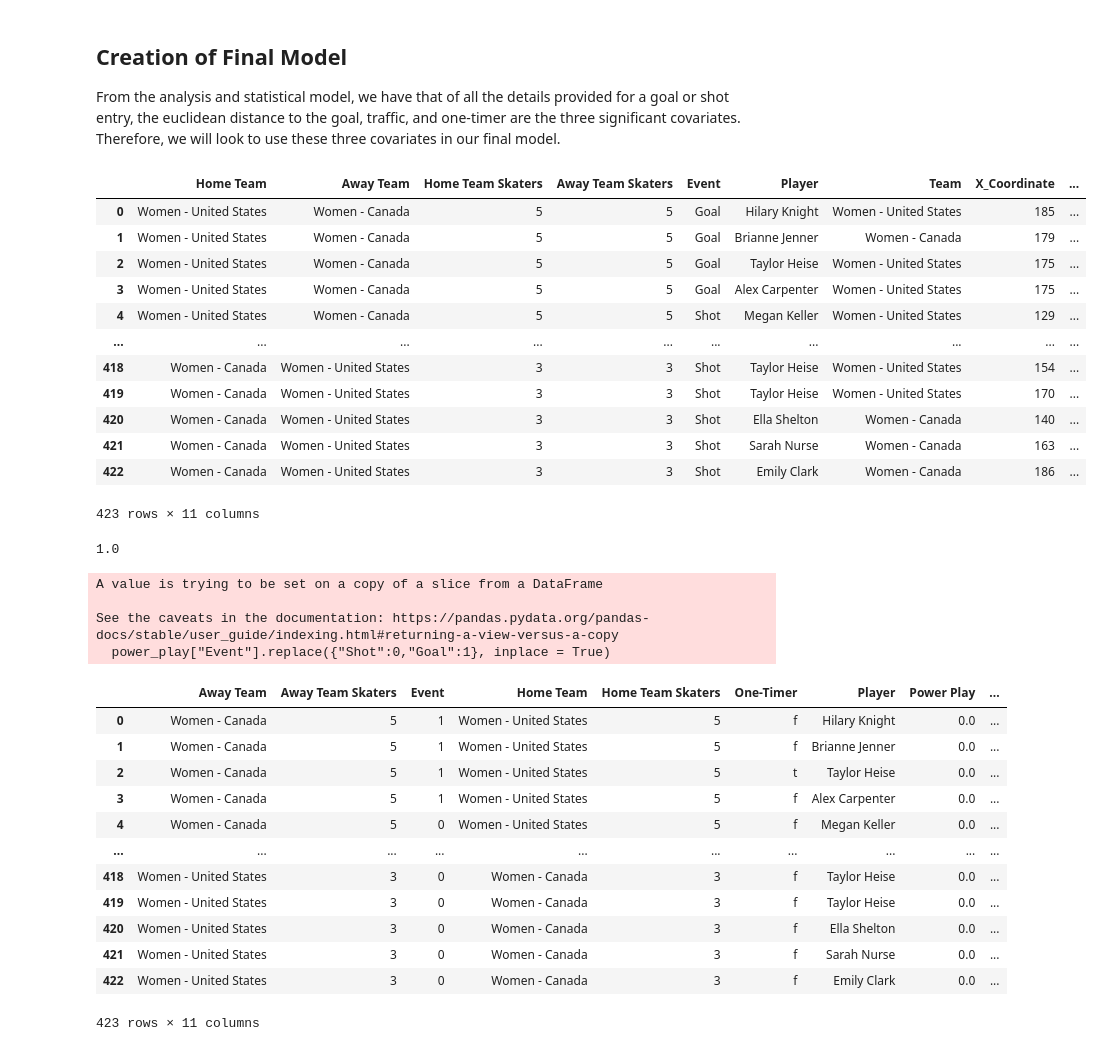
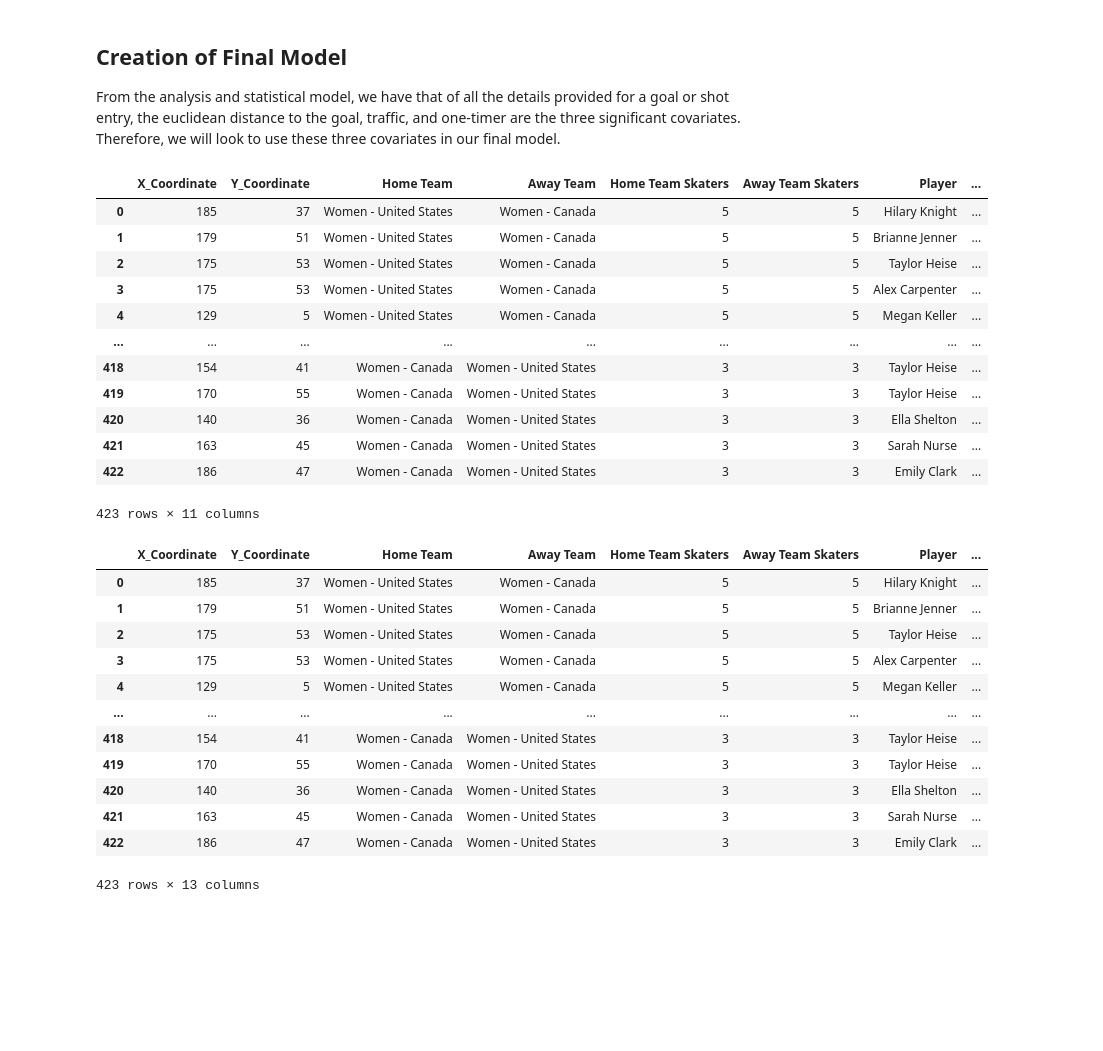
Before and after one commit to yzhao2433/big_red_cup24, a Jupyter notebook: GoalPowerPlay.ipynb, the cells around one changed output. Drawn from its saved outputs; the diff is of its cells as text; code cells hidden in the pictures; blank space fills up the shorter version.

```diff
--- a/GoalPowerPlay.ipynb
+++ b/GoalPowerPlay.ipynb
@@ -272,30 +272,33 @@ From the analysis and statistical model, we have that of all the details provide
 # %%
 power_play = duckdb.sql(
                         """
-                        SELECT "Home Team", "Away Team",
+                        SELECT "X Coordinate" AS X_Coordinate,
+                        "Y Coordinate" AS Y_Coordinate,
+                        "Home Team", "Away Team",
                         "Home Team Skaters", "Away Team Skaters",
-                        Event, Player, Team,
-                        "X Coordinate" AS X_Coordinate,
-                        "Y Coordinate" AS Y_Coordinate,
+                        Player, Team, Event AS "Goal",
                         "Detail 3" AS "Traffic",
                         "Detail 4" AS "One-Timer"
                         FROM data
                         WHERE Event = 'Goal' OR Event = 'Shot'
                         """).df()
+power_play["Traffic"].replace({"f":0,"t":1}, inplace = True)
+power_play["One-Timer"].replace({"f":0,"t":1}, inplace = True)
+power_play["Goal"].replace({"Shot":0,"Goal":1}, inplace = True)
 power_play
 # %% [output]
-|  | Home Team | Away Team | Home Team Skaters | Away Team Skaters | Event | Player | Team | X_Coordinate | ... |
-| 0 | Women - United States | Women - Canada | 5 | 5 | Goal | Hilary Knight | Women - United States | 185 | ... |
-| 1 | Women - United States | Women - Canada | 5 | 5 | Goal | Brianne Jenner | Women - Canada | 179 | ... |
-| 2 | Women - United States | Women - Canada | 5 | 5 | Goal | Taylor Heise | Women - United States | 175 | ... |
-| 3 | Women - United States | Women - Canada | 5 | 5 | Goal | Alex Carpenter | Women - United States | 175 | ... |
-| 4 | Women - United States | Women - Canada | 5 | 5 | Shot | Megan Keller | Women - United States | 129 | ... |
-| ... | ... | ... | ... | ... | ... | ... | ... | ... | ... |
-| 418 | Women - Canada | Women - United States | 3 | 3 | Shot | Taylor Heise | Women - United States | 154 | ... |
-| 419 | Women - Canada | Women - United States | 3 | 3 | Shot | Taylor Heise | Women - United States | 170 | ... |
-| 420 | Women - Canada | Women - United States | 3 | 3 | Shot | Ella Shelton | Women - Canada | 140 | ... |
-| 421 | Women - Canada | Women - United States | 3 | 3 | Shot | Sarah Nurse | Women - Canada | 163 | ... |
-| 422 | Women - Canada | Women - United States | 3 | 3 | Shot | Emily Clark | Women - Canada | 186 | ... |
+|  | X_Coordinate | Y_Coordinate | Home Team | Away Team | Home Team Skaters | Away Team Skaters | Player | ... |
+| 0 | 185 | 37 | Women - United States | Women - Canada | 5 | 5 | Hilary Knight | ... |
+| 1 | 179 | 51 | Women - United States | Women - Canada | 5 | 5 | Brianne Jenner | ... |
+| 2 | 175 | 53 | Women - United States | Women - Canada | 5 | 5 | Taylor Heise | ... |
+| 3 | 175 | 53 | Women - United States | Women - Canada | 5 | 5 | Alex Carpenter | ... |
+| 4 | 129 | 5 | Women - United States | Women - Canada | 5 | 5 | Megan Keller | ... |
+| ... | ... | ... | ... | ... | ... | ... | ... | ... |
+| 418 | 154 | 41 | Women - Canada | Women - United States | 3 | 3 | Taylor Heise | ... |
+| 419 | 170 | 55 | Women - Canada | Women - United States | 3 | 3 | Taylor Heise | ... |
+| 420 | 140 | 36 | Women - Canada | Women - United States | 3 | 3 | Ella Shelton | ... |
+| 421 | 163 | 45 | Women - Canada | Women - United States | 3 | 3 | Sarah Nurse | ... |
+| 422 | 186 | 47 | Women - Canada | Women - United States | 3 | 3 | Emily Clark | ... |
 423 rows × 11 columns
 # %%
 # This function codes every goal or shot entry to a binary value representing whether
@@ -320,33 +323,25 @@ power_play["Power Play"] = special_coder(power_play["Home Team"],
                                          power_play["Home Team Skaters"],
                                          power_play["Away Team Skaters"],
                                          power_play["Team"])
-# %% [output]
-1.0
 # %%
 dist_vector = np.zeros(len(shot_distance))
 euclidean_dist(power_play["X_Coordinate"], power_play["Y_Coordinate"],
                                189.0, 42.5, dist_vector)
 
 power_play["Shot Distance"] = dist_vector
-power_play = power_play[power_play.columns.difference(["X_Coordinate", "Y_Coordinate"])]
 
-power_play["Event"].replace({"Shot":0,"Goal":1}, inplace = True)
 power_play
 # %% [output]
+|  | X_Coordinate | Y_Coordinate | Home Team | Away Team | Home Team Skaters | Away Team Skaters | Player | ... |
+| 0 | 185 | 37 | Women - United States | Women - Canada | 5 | 5 | Hilary Knight | ... |
+| 1 | 179 | 51 | Women - United States | Women - Canada | 5 | 5 | Brianne Jenner | ... |
+| 2 | 175 | 53 | Women - United States | Women - Canada | 5 | 5 | Taylor Heise | ... |
+| 3 | 175 | 53 | Women - United States | Women - Canada | 5 | 5 | Alex Carpenter | ... |
+| 4 | 129 | 5 | Women - United States | Women - Canada | 5 | 5 | Megan Keller | ... |
+| ... | ... | ... | ... | ... | ... | ... | ... | ... |
+| 418 | 154 | 41 | Women - Canada | Women - United States | 3 | 3 | Taylor Heise | ... |
+| 419 | 170 | 55 | Women - Canada | Women - United States | 3 | 3 | Taylor Heise | ... |
+| 420 | 140 | 36 | Women - Canada | Women - United States | 3 | 3 | Ella Shelton | ... |
+| 421 | 163 | 45 | Women - Canada | Women - United States | 3 | 3 | Sarah Nurse | ... |
+| 422 | 186 | 47 | Women - Canada | Women - United States | 3 | 3 | Emily Clark | ... |
-A value is trying to be set on a copy of a slice from a DataFrame
-
-See the caveats in the documentation: https://pandas.pydata.org/pandas-docs/stable/user_guide/indexing.html#returning-a-view-versus-a-copy
-  power_play["Event"].replace({"Shot":0,"Goal":1}, inplace = True)
+423 rows × 13 columns
-|  | Away Team | Away Team Skaters | Event | Home Team | Home Team Skaters | One-Timer | Player | Power Play | ... |
-| 0 | Women - Canada | 5 | 1 | Women - United States | 5 | f | Hilary Knight | 0.0 | ... |
-| 1 | Women - Canada | 5 | 1 | Women - United States | 5 | f | Brianne Jenner | 0.0 | ... |
-| 2 | Women - Canada | 5 | 1 | Women - United States | 5 | t | Taylor Heise | 0.0 | ... |
-| 3 | Women - Canada | 5 | 1 | Women - United States | 5 | f | Alex Carpenter | 0.0 | ... |
-| 4 | Women - Canada | 5 | 0 | Women - United States | 5 | f | Megan Keller | 0.0 | ... |
-| ... | ... | ... | ... | ... | ... | ... | ... | ... | ... |
-| 418 | Women - United States | 3 | 0 | Women - Canada | 3 | f | Taylor Heise | 0.0 | ... |
-| 419 | Women - United States | 3 | 0 | Women - Canada | 3 | f | Taylor Heise | 0.0 | ... |
-| 420 | Women - United States | 3 | 0 | Women - Canada | 3 | f | Ella Shelton | 0.0 | ... |
-| 421 | Women - United States | 3 | 0 | Women - Canada | 3 | f | Sarah Nurse | 0.0 | ... |
-| 422 | Women - United States | 3 | 0 | Women - Canada | 3 | f | Emily Clark | 0.0 | ... |
-423 rows × 11 columns
```
Also changed, not shown: parts of 2 cells of this notebook.
